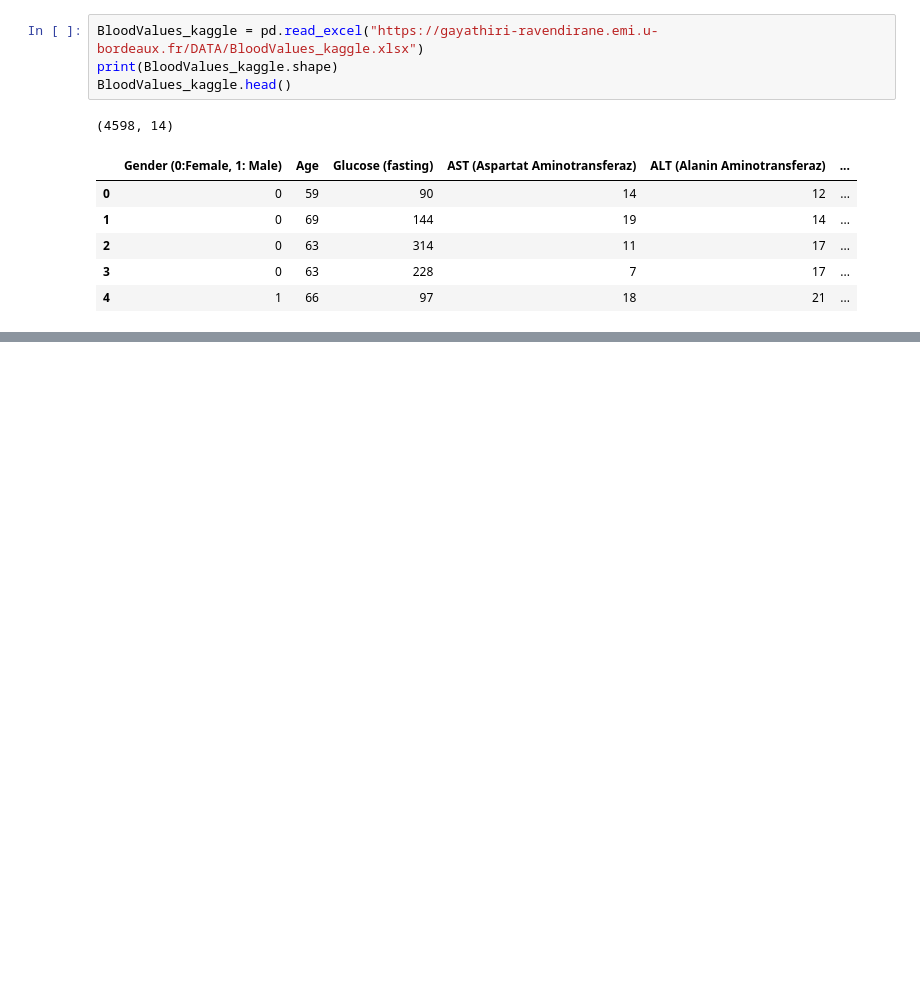
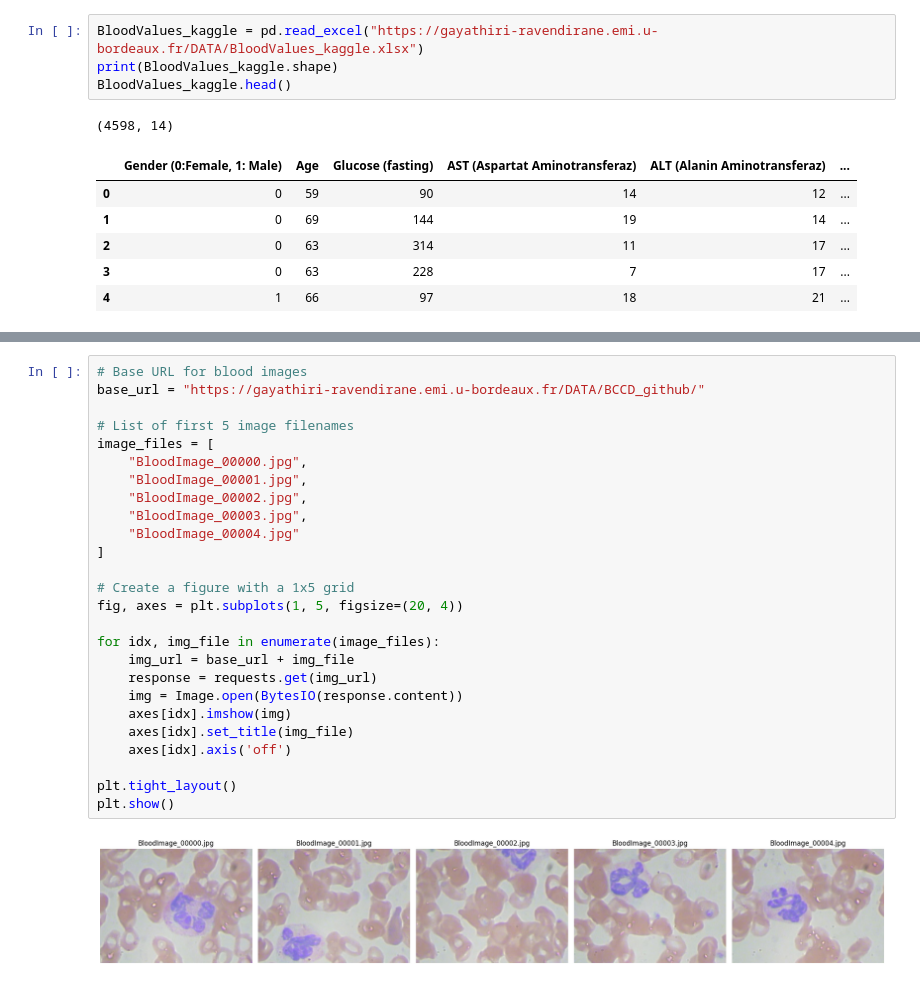
Before and after one commit to lafilledepondy/bloodDataAnalysis, a Jupyter notebook: Aftisse.Ravendirane.1.ipynb, the cells around one changed output, grey strips where cells are left out. Cells and saved outputs as stored; diff of their text form; blank space fills up the shorter version.

```diff
--- a/Aftisse.Ravendirane.1.ipynb
+++ b/Aftisse.Ravendirane.1.ipynb
@@ -84,0 +236,28 @@ BILAN
+# %%
+# Base URL for blood images
+base_url = "https://gayathiri-ravendirane.emi.u-bordeaux.fr/DATA/BCCD_github/"
+
+# List of first 5 image filenames
+image_files = [
+    "BloodImage_00000.jpg",
+    "BloodImage_00001.jpg",
+    "BloodImage_00002.jpg",
+    "BloodImage_00003.jpg",
+    "BloodImage_00004.jpg"
+]
+
+# Create a figure with a 1x5 grid
+fig, axes = plt.subplots(1, 5, figsize=(20, 4))
+
+for idx, img_file in enumerate(image_files):
+    img_url = base_url + img_file
+    response = requests.get(img_url)
+    img = Image.open(BytesIO(response.content))
+    axes[idx].imshow(img)
+    axes[idx].set_title(img_file)
+    axes[idx].axis('off')
+
+plt.tight_layout()
+plt.show()
+# %% [output]
+[figure, added]
```
Also changed, not shown: parts of 18 cells of this notebook.
